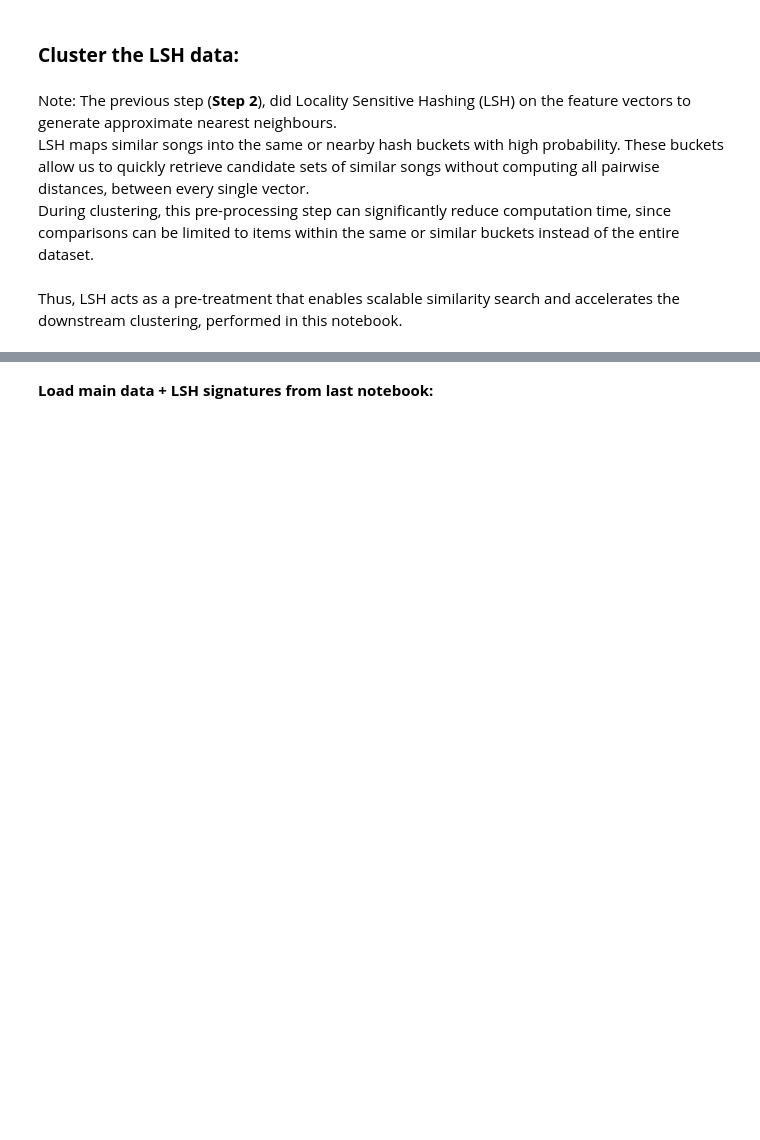
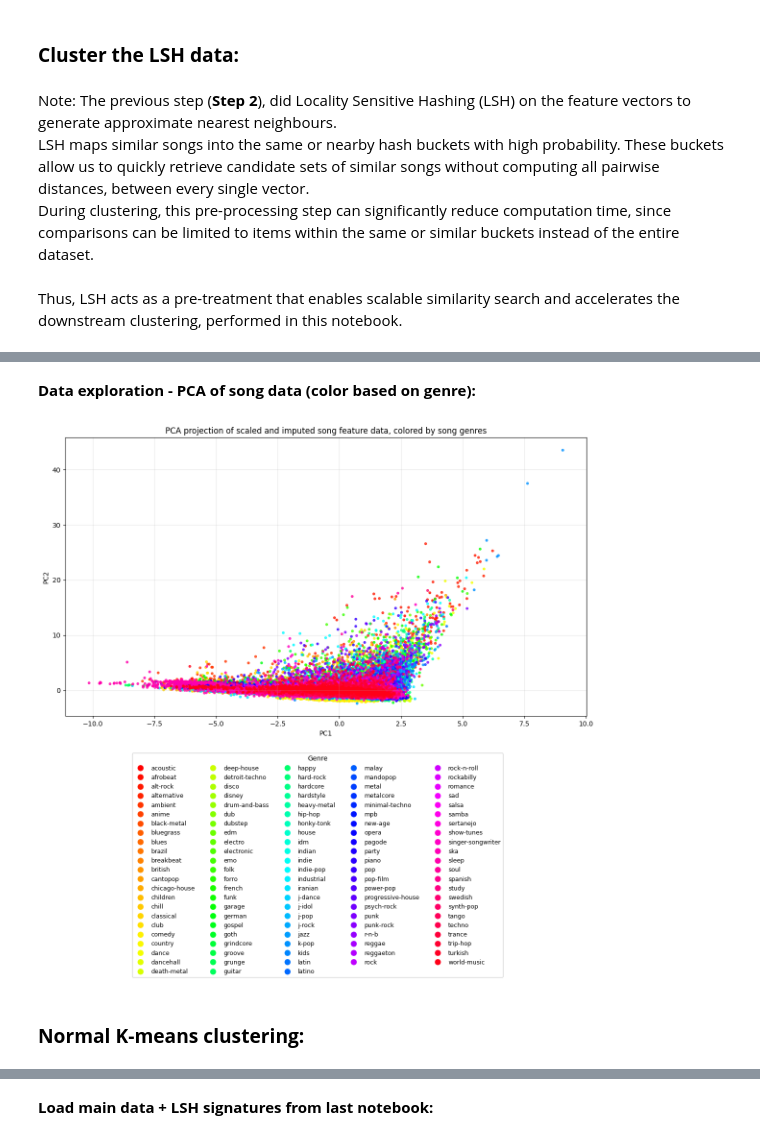
Before and after one commit to adamajane/computational-tools-for-data-science-02807-project, a Jupyter notebook: 3-recommendation-search/3.ipynb, the cells around one changed output, grey strips where cells are left out. Drawn from its saved outputs; the diff is of its cells as text; code cells hidden in the pictures; blank space fills up the shorter version.

Commit message:
Cleaning and streamlining notebook 3 - Clustering

```diff
--- a/3-recommendation-search/3.ipynb
+++ b/3-recommendation-search/3.ipynb
@@ -19,0 +90,71 @@ Thus, LSH acts as a pre-treatment that enables scalable similarity search and ac
+# %% [markdown]
+**Data exploration - PCA of song data (color based on genre):**
+# %%
+# -----------------------------
+# Prepare labels
+# -----------------------------
+genres = df_main["track_genre"].astype("category")
+genre_names = genres.cat.categories
+genre_codes = genres.cat.codes.values
+num_genres = len(genre_names)
+
+# -----------------------------
+# PCA
+# -----------------------------
+pca = PCA(n_components=2) #2d
+X_pca = pca.fit_transform(X_scaled) #Use scaled data for PCA plot
+
+# -----------------------------
+# High-contrast colormap
+# -----------------------------
+colors = plt.cm.hsv(np.linspace(0, 1, num_genres)) #defines a distinct set of colors for the groups.
+cmap = ListedColormap(colors)
+
+# -----------------------------
+# Figure
+# -----------------------------
+fig, ax = plt.subplots(figsize=(14, 10))
+# Increase bottom margin to make room for horizontal legend
+fig.subplots_adjust(bottom=0.3)
+
+# -----------------------------
+# Scatter plot
+# -----------------------------
+scatter = ax.scatter(
+    X_pca[:, 0],
+    X_pca[:, 1],
+    c=genre_codes,
+    cmap=cmap,
+    s=10,
+    alpha=0.75
+)
+
+ax.set_title("PCA projection of scaled and imputed song feature data, colored by song genres")
+ax.set_xlabel("PC1")
+ax.set_ylabel("PC2")
+ax.grid(alpha=0.3)
+
+# -----------------------------
+# Legend (horizontal, 5 columns, safely below the plot)
+# -----------------------------
+handles = [
+    plt.Line2D([], [], marker='o', linestyle='', markersize=8, color=colors[i])
+    for i in range(num_genres)
+]
+
+
+fig.legend(
+    handles,
+    genre_names,
+    title="Genre",
+    loc="lower center",
+    bbox_to_anchor=(0.5, -0.25),  # move the legend further down
+    ncol=5,                        # horizontal 5-column layout
+    fontsize=9
+)
+
+plt.show()
+# %% [output]
+[figure, added]
+# %% [markdown]
+### **Normal K-means clustering:**
```
Also changed, not shown: parts of 45 cells of this notebook.
